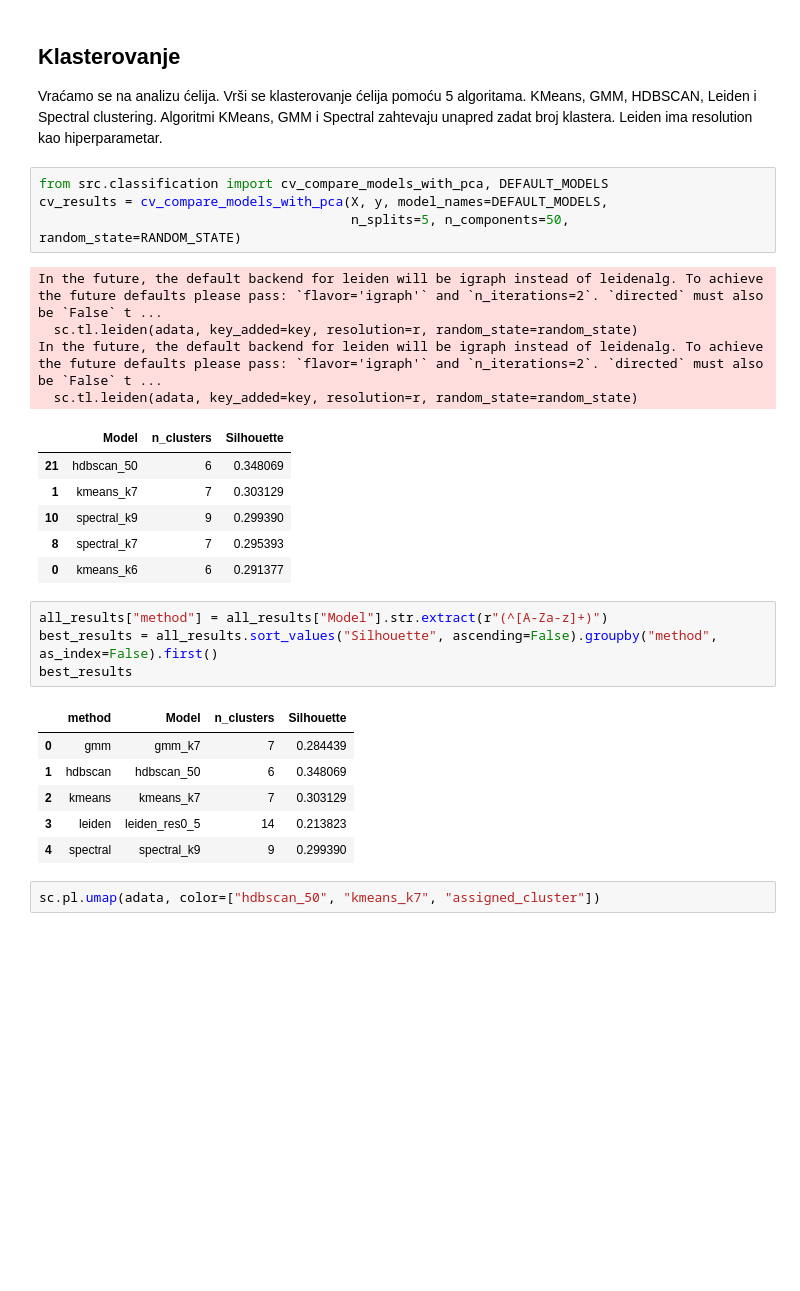
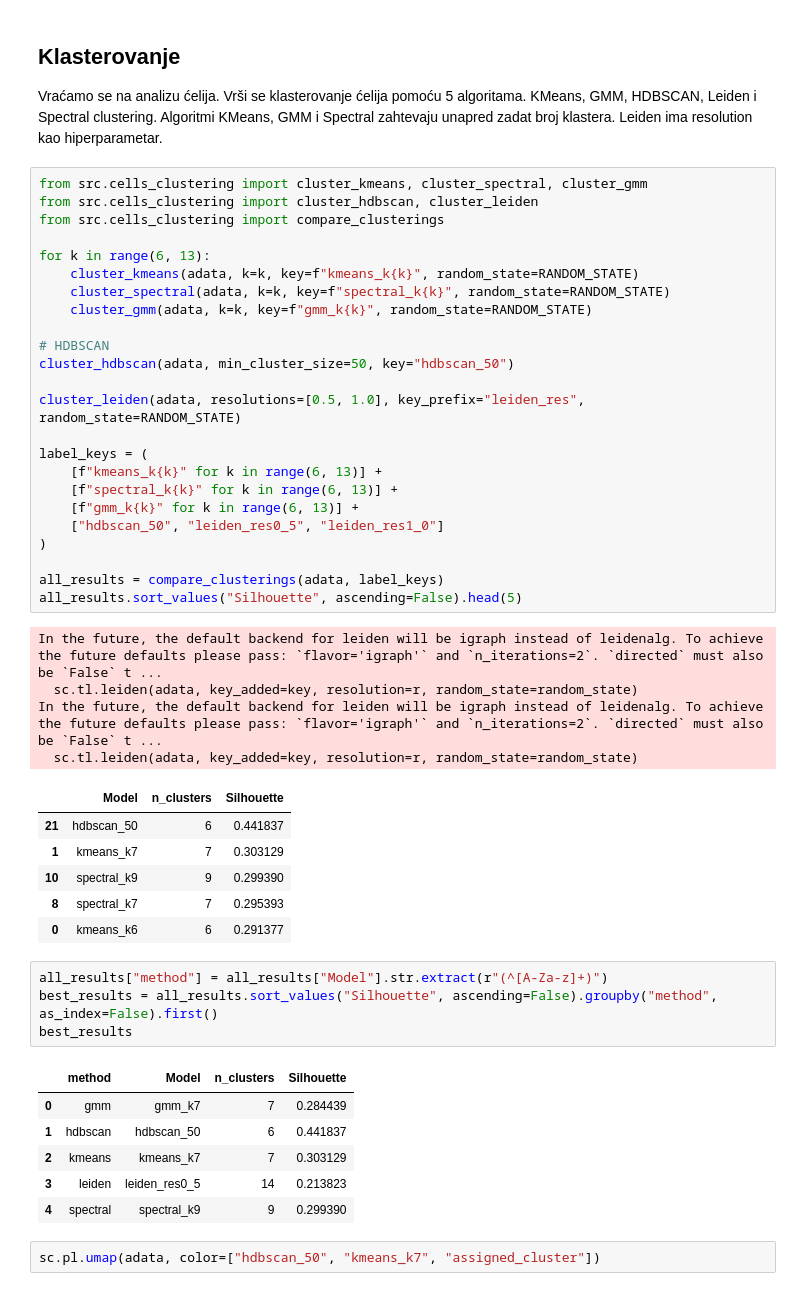
Before and after one commit to janazivkovic02/Single-Cell-Pancreas-Analysis, a Jupyter notebook: main.ipynb, the cells around one changed output. Drawn from its saved outputs; the diff is of its cells as text; blank space fills up the shorter version.

```diff
--- a/notebooks/main.ipynb
+++ b/main.ipynb
@@ -178,16 +176,36 @@ plot_gene_network(G_gene, gene_to_module, largest_component=False)
 
 Vraćamo se na analizu ćelija. Vrši se klasterovanje ćelija pomoću 5 algoritama. KMeans, GMM, HDBSCAN, Leiden i Spectral clustering. Algoritmi KMeans, GMM i Spectral zahtevaju unapred zadat broj klastera. Leiden ima resolution kao hiperparametar.
 # %%
-from src.classification import cv_compare_models_with_pca, DEFAULT_MODELS
-cv_results = cv_compare_models_with_pca(X, y, model_names=DEFAULT_MODELS,
-                                        n_splits=5, n_components=50, random_state=RANDOM_STATE)
+from src.cells_clustering import cluster_kmeans, cluster_spectral, cluster_gmm
+from src.cells_clustering import cluster_hdbscan, cluster_leiden
+from src.cells_clustering import compare_clusterings
+
+for k in range(6, 13):
+    cluster_kmeans(adata, k=k, key=f"kmeans_k{k}", random_state=RANDOM_STATE)
+    cluster_spectral(adata, k=k, key=f"spectral_k{k}", random_state=RANDOM_STATE)
+    cluster_gmm(adata, k=k, key=f"gmm_k{k}", random_state=RANDOM_STATE)
+
+# HDBSCAN
+cluster_hdbscan(adata, min_cluster_size=50, key="hdbscan_50")
+
+cluster_leiden(adata, resolutions=[0.5, 1.0], key_prefix="leiden_res", random_state=RANDOM_STATE)
+
+label_keys = (
+    [f"kmeans_k{k}" for k in range(6, 13)] +
+    [f"spectral_k{k}" for k in range(6, 13)] +
+    [f"gmm_k{k}" for k in range(6, 13)] +
+    ["hdbscan_50", "leiden_res0_5", "leiden_res1_0"]
+)
+
+all_results = compare_clusterings(adata, label_keys)
+all_results.sort_values("Silhouette", ascending=False).head(5)
 # %% [output]
 In the future, the default backend for leiden will be igraph instead of leidenalg. To achieve the future defaults please pass: `flavor='igraph'` and `n_iterations=2`. `directed` must also be `False` t ...
   sc.tl.leiden(adata, key_added=key, resolution=r, random_state=random_state)
 In the future, the default backend for leiden will be igraph instead of leidenalg. To achieve the future defaults please pass: `flavor='igraph'` and `n_iterations=2`. `directed` must also be `False` t ...
   sc.tl.leiden(adata, key_added=key, resolution=r, random_state=random_state)
 |  | Model | n_clusters | Silhouette |
-| 21 | hdbscan_50 | 6 | 0.348069 |
+| 21 | hdbscan_50 | 6 | 0.441837 |
 | 1 | kmeans_k7 | 7 | 0.303129 |
 | 10 | spectral_k9 | 9 | 0.299390 |
 | 8 | spectral_k7 | 7 | 0.295393 |
@@ -199,7 +217,7 @@ best_results
 # %% [output]
 |  | method | Model | n_clusters | Silhouette |
 | 0 | gmm | gmm_k7 | 7 | 0.284439 |
-| 1 | hdbscan | hdbscan_50 | 6 | 0.348069 |
+| 1 | hdbscan | hdbscan_50 | 6 | 0.441837 |
 | 2 | kmeans | kmeans_k7 | 7 | 0.303129 |
 | 3 | leiden | leiden_res0_5 | 14 | 0.213823 |
 | 4 | spectral | spectral_k9 | 9 | 0.299390 |
```
Also changed, not shown: parts of 5 cells of this notebook, 1 other file.
